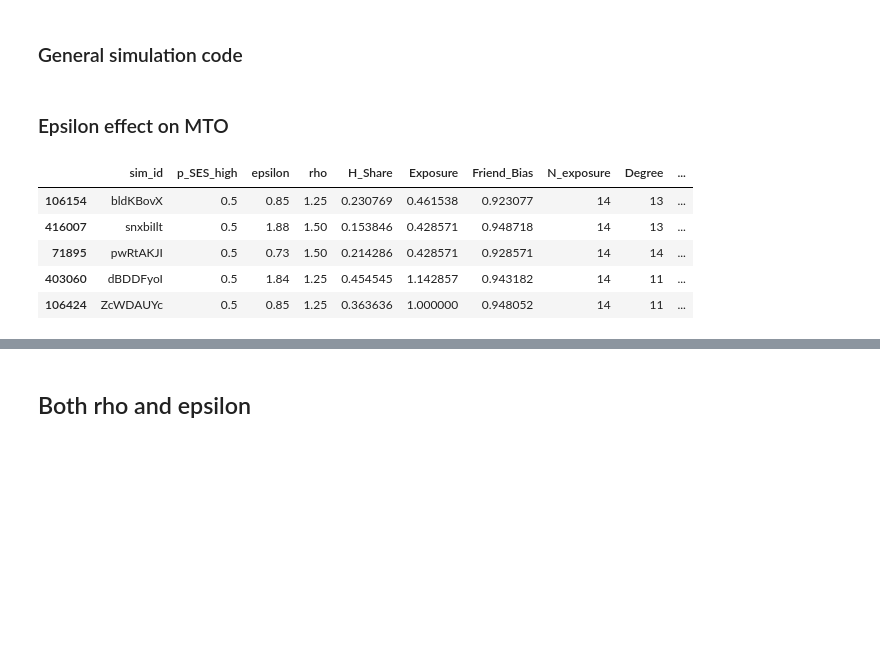
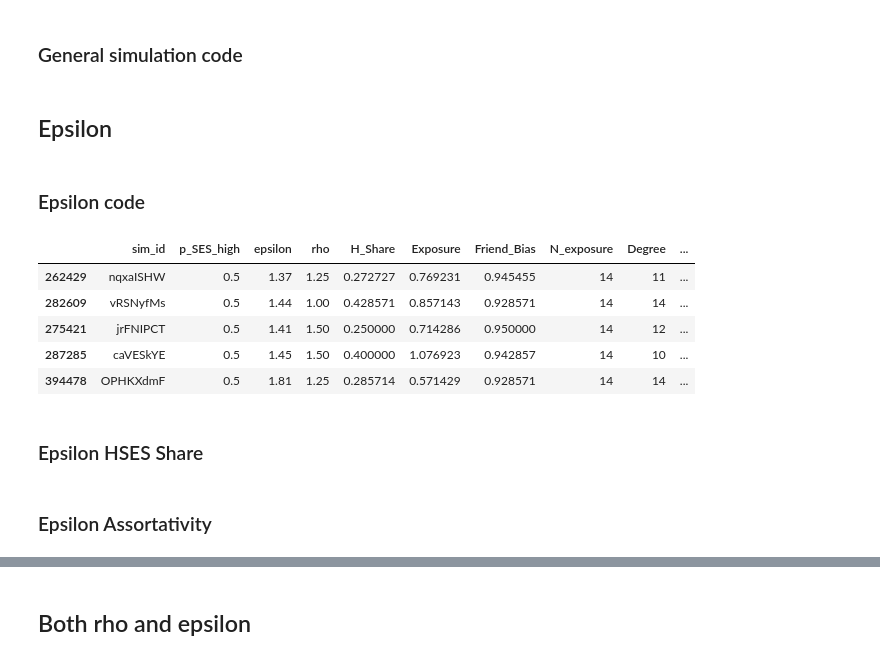
Before and after one commit to RassssD/Diss-model, a Jupyter notebook: Diss_work.ipynb, the cells around one changed output, grey strips where cells are left out. Cells and saved outputs as stored; diff of their text form; code cells hidden in the pictures; blank space fills up the shorter version.

```diff
--- a/Diss_work.ipynb
+++ b/Diss_work.ipynb
@@ -272,26 +272,30 @@ def MTO_simulator(initial_n=0, T=100, m=10, pm_o=1, n=10, pn_o=1, p_SES_high=0.5
 #df_test = MTO_simulator(list_rho_values=[1,2], list_eps_values=[1,2], num_MTO_per_sim=100, num_sim_per_param=5)
 #df_test.sample(5)
 # %% [markdown]
-### Epsilon effect on MTO
+## Epsilon
+# %% [markdown]
+### Epsilon code
 # %%
 
 # general simulation stuff
 list_eps_values = np.arange(0.5, 2, 0.01)
 
 num_sim_per_param = 10 # number of simulations with given parameter set
 num_MTO_per_sim = 100 # number of simulations on each network
 
 
 #df_eps = MTO_simulator(list_rho_values=[1, 1.25, 1.5], list_eps_values=list_eps_values, num_MTO_per_sim=num_MTO_per_sim, num_sim_per_param=num_sim_per_param)
 #df_eps.sample(5)
 #df_eps.to_csv('eps_sim.csv')
 
 df_eps = pd.read_csv('SimulationData/eps_sim.csv')
 df_eps.sample(5)
+
+df_eps.rename(col)
 # %% [output]
 |  | sim_id | p_SES_high | epsilon | rho | H_Share | Exposure | Friend_Bias | N_exposure | Degree | ... |
-| 106154 | bldKBovX | 0.5 | 0.85 | 1.25 | 0.230769 | 0.461538 | 0.923077 | 14 | 13 | ... |
-| 416007 | snxbiIlt | 0.5 | 1.88 | 1.50 | 0.153846 | 0.428571 | 0.948718 | 14 | 13 | ... |
-| 71895 | pwRtAKJI | 0.5 | 0.73 | 1.50 | 0.214286 | 0.428571 | 0.928571 | 14 | 14 | ... |
-| 403060 | dBDDFyoI | 0.5 | 1.84 | 1.25 | 0.454545 | 1.142857 | 0.943182 | 14 | 11 | ... |
-| 106424 | ZcWDAUYc | 0.5 | 0.85 | 1.25 | 0.363636 | 1.000000 | 0.948052 | 14 | 11 | ... |
+| 262429 | nqxaISHW | 0.5 | 1.37 | 1.25 | 0.272727 | 0.769231 | 0.945455 | 14 | 11 | ... |
+| 282609 | vRSNyfMs | 0.5 | 1.44 | 1.00 | 0.428571 | 0.857143 | 0.928571 | 14 | 14 | ... |
+| 275421 | jrFNIPCT | 0.5 | 1.41 | 1.50 | 0.250000 | 0.714286 | 0.950000 | 14 | 12 | ... |
+| 287285 | caVESkYE | 0.5 | 1.45 | 1.50 | 0.400000 | 1.076923 | 0.942857 | 14 | 10 | ... |
+| 394478 | OPHKXdmF | 0.5 | 1.81 | 1.25 | 0.285714 | 0.571429 | 0.928571 | 14 | 14 | ... |
@@ -308,0 +302,2 @@ plotly_lines.plot_MTO_sim_results(plotly_lines(), data=df_eps[df_eps['rho'] == 1
+# %% [markdown]
+### Epsilon HSES Share
@@ -308,0 +334,2 @@ plotly_lines.plot_MTO_sim_results(plotly_lines(), data=df_eps[df_eps['rho'] == 1
+# %% [markdown]
+### Epsilon Assortativity
```
Also changed, not shown: parts of 20 cells of this notebook, 5 other files.
